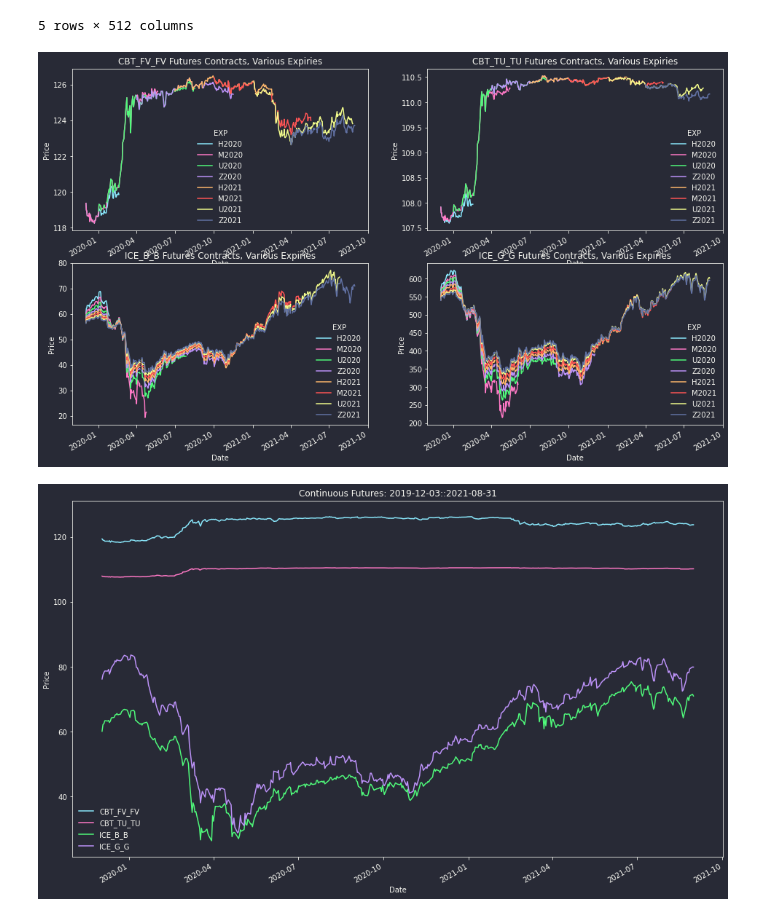
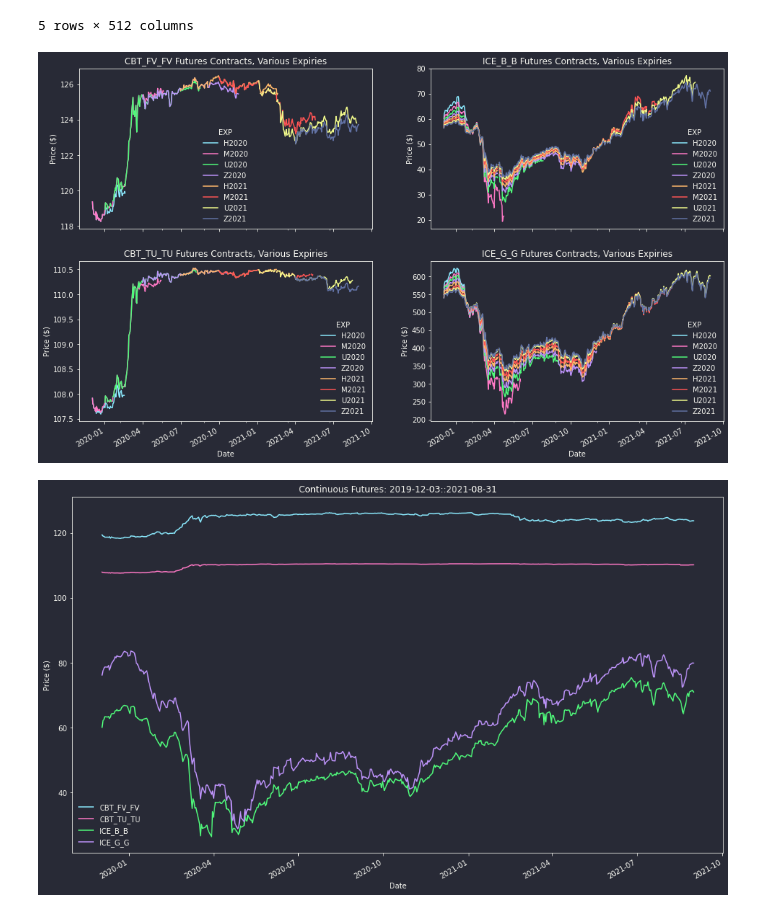
Before and after one commit to philipwlee/regquant, a Jupyter notebook: hw1_futures_spread/hw1_futures_spread_philip_lee_12129240.ipynb, the cells around one changed output. Saved outputs shown, nothing was run; the diff lists cells and outputs as text; code cells hidden in the pictures.

```diff
--- a/hw1_futures_spread/hw1_futures_spread_philip_lee_12129240.ipynb
+++ b/hw1_futures_spread/hw1_futures_spread_philip_lee_12129240.ipynb
@@ -30,6 +30,7 @@ import os, sys
 parent_path = os.path.abspath(os.path.join('..'))
 if parent_path not in sys.path:
     sys.path.append(parent_path)
-from common.config import API_KEY
+from common.config import QUANDL_API_KEY  # If you are not Philip, you don't have config
+                                          # unless you use your own API key
 
-quandl.ApiConfig.api_key = API_KEY
+quandl.ApiConfig.api_key = QUANDL_API_KEY # Replace with your API key if running.
@@ -112,16 +126,18 @@ display(owf_clean.head())
 | 2019-12-09 | 118.6797 | 0.0266 | 0.0014 | 0.0027 | 0.0010 | 0.0038 | 0.0826 | 15.3082 | -73.0926 | -12297.5427 | ... | ... |
 5 rows × 512 columns
 # %%
-fig, axs = plt.subplots(2,2)
+pairs = len(ASSETS)//2
+
+fig, axs = plt.subplots(2,pairs, sharex=True)
 
 for i, a in enumerate(ASSETS):
     to_plot = owf_clean[a]
-    to_plot.swaplevel(0,1,axis=1)["Future"].plot(ax=axs[i//2,i%2])
-    axs[i//2,i%2].set_title(f"{a} Futures Contracts, Various Expiries")
-    axs[i//2,i%2].set_ylabel("Price ($)")
+    to_plot.swaplevel(0,1,axis=1)["Future"].plot(ax=axs[i%2,i//2])
+    axs[i%2,i//2].set_title(f"{a} Futures Contracts, Various Expiries")
+    axs[i%2,i//2].set_ylabel("Price ($)")
 
 plt.show()
 # %% [output]
-[figure, old version]
+[figure, new version]
 # %%
 def qtrly_to_cont(df, thresh=30):
```
Also changed, not shown: parts of 20 cells of this notebook.
